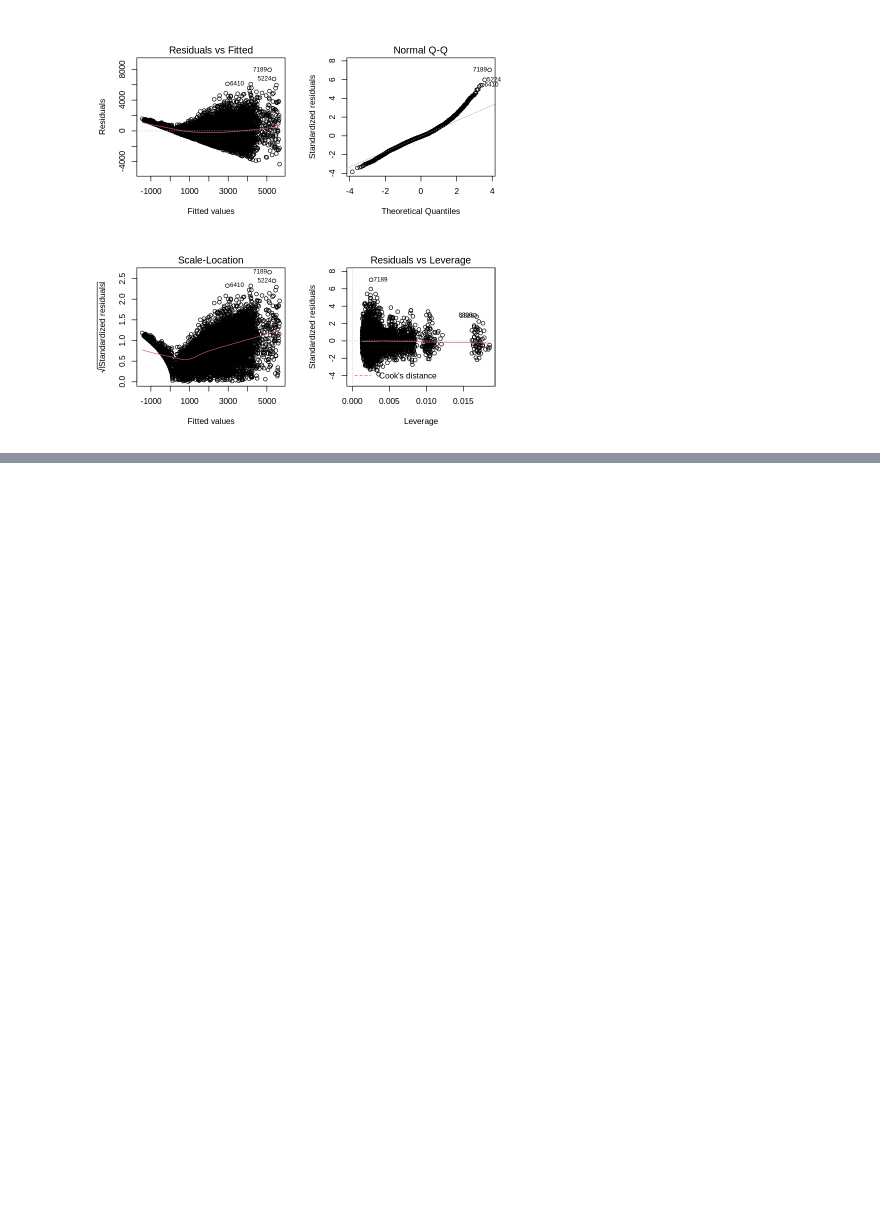
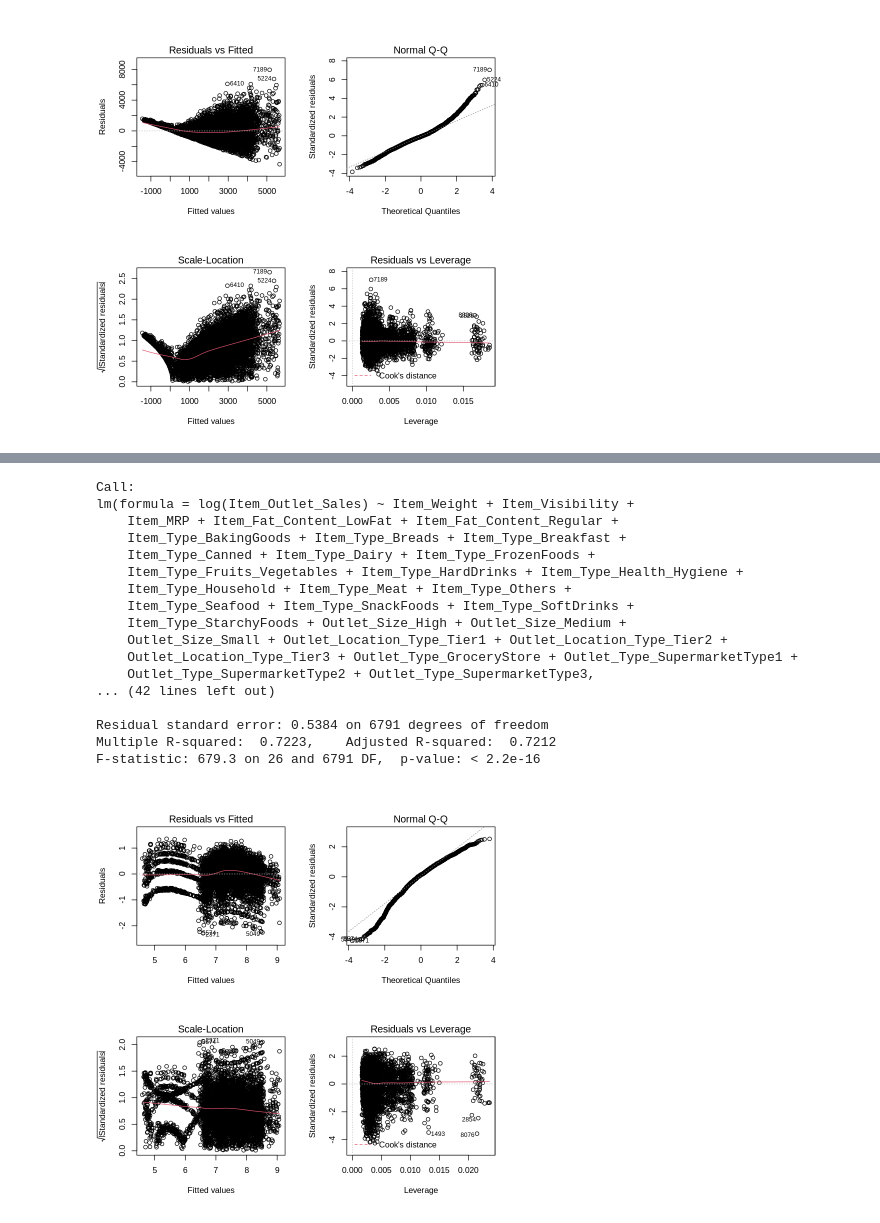
Before and after one commit to soumyakrath/IMTPDS2021, a Jupyter notebook: GitHub-pwd/BigMartSales_Regression.ipynb, the cells around one changed output, grey strips where cells are left out. Saved outputs shown, nothing was run; the diff lists cells and outputs as text; code cells hidden in the pictures; blank space fills up the shorter version.

```diff
--- a/GitHub-pwd/BigMartSales_Regression.ipynb
+++ b/GitHub-pwd/BigMartSales_Regression.ipynb
@@ -346,0 +369,31 @@ plot(model)
+# %%
+# We can see that both ‘log’ and ‘sqrt’ does a decent job to transform ‘Item_Outlet_Sales’ distribution closer to normal.
+# selected ‘log’ transformation model
+
+model = lm(log(Item_Outlet_Sales)~Item_Weight+Item_Visibility+Item_MRP+Item_Fat_Content_LowFat+Item_Fat_Content_Regular+Item_Type_BakingGoods+
+Item_Type_Breads+Item_Type_Breakfast+Item_Type_Canned+Item_Type_Dairy+Item_Type_FrozenFoods+Item_Type_Fruits_Vegetables+Item_Type_HardDrinks+
+Item_Type_Health_Hygiene+Item_Type_Household+Item_Type_Meat+Item_Type_Others+Item_Type_Seafood+Item_Type_SnackFoods+Item_Type_SoftDrinks+
+Item_Type_StarchyFoods+Outlet_Size_High+Outlet_Size_Medium+Outlet_Size_Small+Outlet_Location_Type_Tier1+Outlet_Location_Type_Tier2+
+Outlet_Location_Type_Tier3+Outlet_Type_GroceryStore+Outlet_Type_SupermarketType1+Outlet_Type_SupermarketType2+Outlet_Type_SupermarketType3, data=train)
+summary(model)
+par(mfrow=c(2,2))
+plot(model)
+# %% [output]
+Call:
+lm(formula = log(Item_Outlet_Sales) ~ Item_Weight + Item_Visibility +
+    Item_MRP + Item_Fat_Content_LowFat + Item_Fat_Content_Regular +
+    Item_Type_BakingGoods + Item_Type_Breads + Item_Type_Breakfast +
+    Item_Type_Canned + Item_Type_Dairy + Item_Type_FrozenFoods +
+    Item_Type_Fruits_Vegetables + Item_Type_HardDrinks + Item_Type_Health_Hygiene +
+    Item_Type_Household + Item_Type_Meat + Item_Type_Others +
+    Item_Type_Seafood + Item_Type_SnackFoods + Item_Type_SoftDrinks +
+    Item_Type_StarchyFoods + Outlet_Size_High + Outlet_Size_Medium +
+    Outlet_Size_Small + Outlet_Location_Type_Tier1 + Outlet_Location_Type_Tier2 +
+    Outlet_Location_Type_Tier3 + Outlet_Type_GroceryStore + Outlet_Type_SupermarketType1 +
+    Outlet_Type_SupermarketType2 + Outlet_Type_SupermarketType3,
+... (42 lines left out)
+
+Residual standard error: 0.5384 on 6791 degrees of freedom
+Multiple R-squared:  0.7223,    Adjusted R-squared:  0.7212
+F-statistic: 679.3 on 26 and 6791 DF,  p-value: < 2.2e-16
+[figure, added]
```
Also changed, not shown: parts of 6 cells of this notebook.
